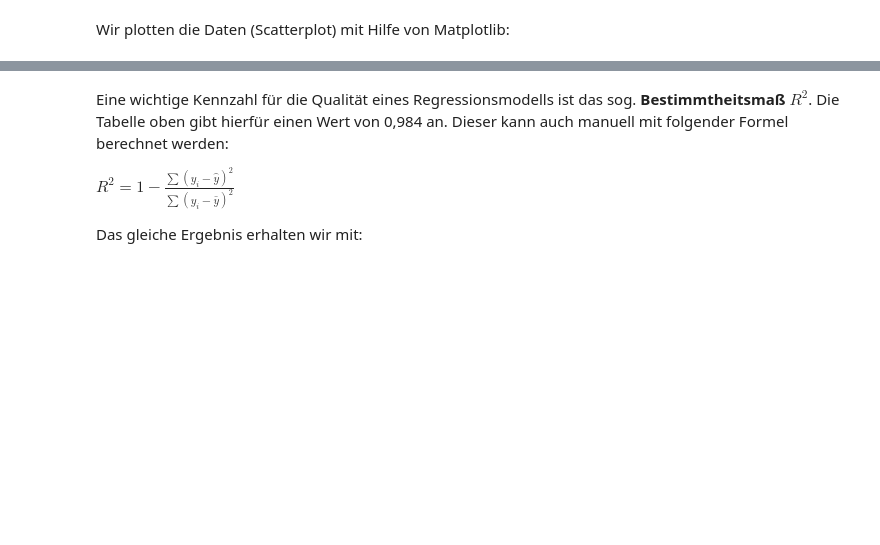
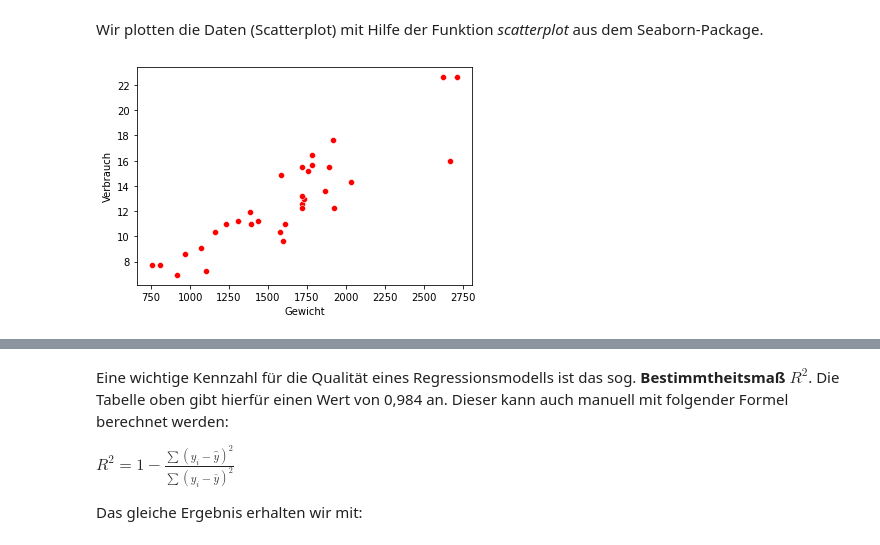
Before and after one commit to troescherw/jupyter_python, a Jupyter notebook: LineareRegression.ipynb, the cells around one changed output, grey strips where cells are left out. Saved outputs shown, nothing was run; the diff lists cells and outputs as text; code cells hidden in the pictures; blank space fills up the shorter version.

```diff
--- a/LineareRegression.ipynb
+++ b/LineareRegression.ipynb
@@ -9,0 +4,7 @@ df
+# %%
+import pandas as pd
+
+url = "https://raw.githubusercontent.com/troescherw/datasets/master/autos.csv"
+
+autos = pd.read_csv(url)
+autos.head()
@@ -10,2 +18,2 @@ df
 # %% [markdown]
-Wir plotten die Daten (Scatterplot) mit Hilfe von Matplotlib:
+Wir plotten die Daten (Scatterplot) mit Hilfe der Funktion *scatterplot* aus dem Seaborn-Package.
@@ -17,0 +20,5 @@ plt.show()
+# %%
+import seaborn as sns
+_=sns.scatterplot(data=autos, x="Gewicht", y="Verbrauch", color="red")
+# %% [output]
+[figure, added]
```
Also changed, not shown: parts of 33 cells of this notebook, 2 other files.
